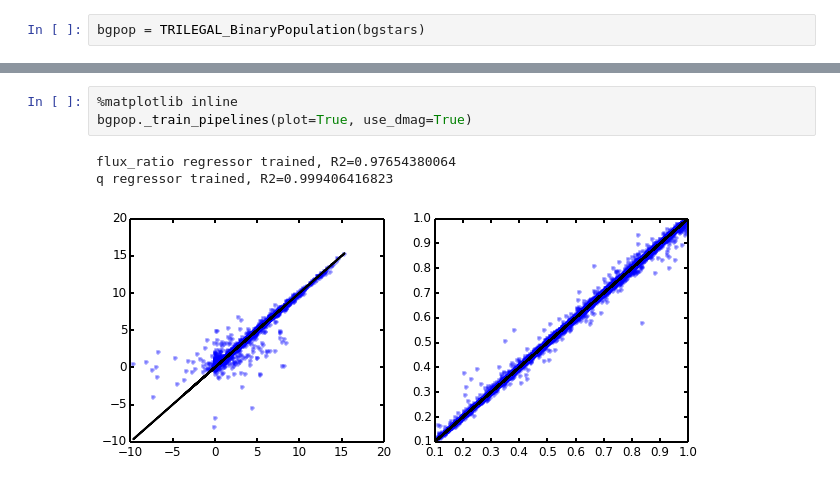
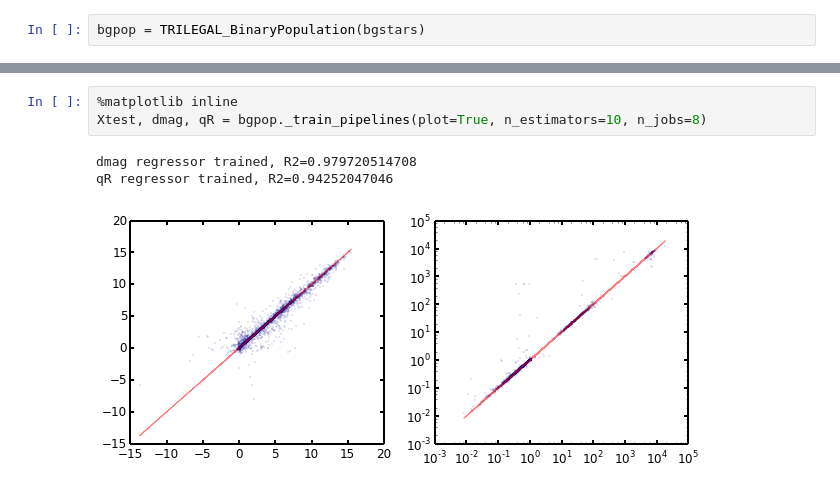
Before and after one commit to timothydmorton/exosyspop, a Jupyter notebook: Exploration.ipynb, the cells around one changed output, grey strips where cells are left out. Saved outputs shown, nothing was run; the diff lists cells and outputs as text.

```diff
--- a/Exploration.ipynb
+++ b/Exploration.ipynb
@@ -520,7 +512,7 @@ Index([u'Gc', u'age', u'feh', u'm_ini', u'logL', u'logTe', u'logg', u'm-M0',
 # %%
 %matplotlib inline
-bgpop._train_pipelines(plot=True, use_dmag=True)
+Xtest, dmag, qR = bgpop._train_pipelines(plot=True, n_estimators=10, n_jobs=8)
 # %% [output]
-flux_ratio regressor trained, R2=0.97654380064
-q regressor trained, R2=0.999406416823
+dmag regressor trained, R2=0.979720514708
+qR regressor trained, R2=0.94252047046
-[figure, old version]
+[figure, new version]
```
Also changed, not shown: parts of 10 cells of this notebook, 2 other files.
